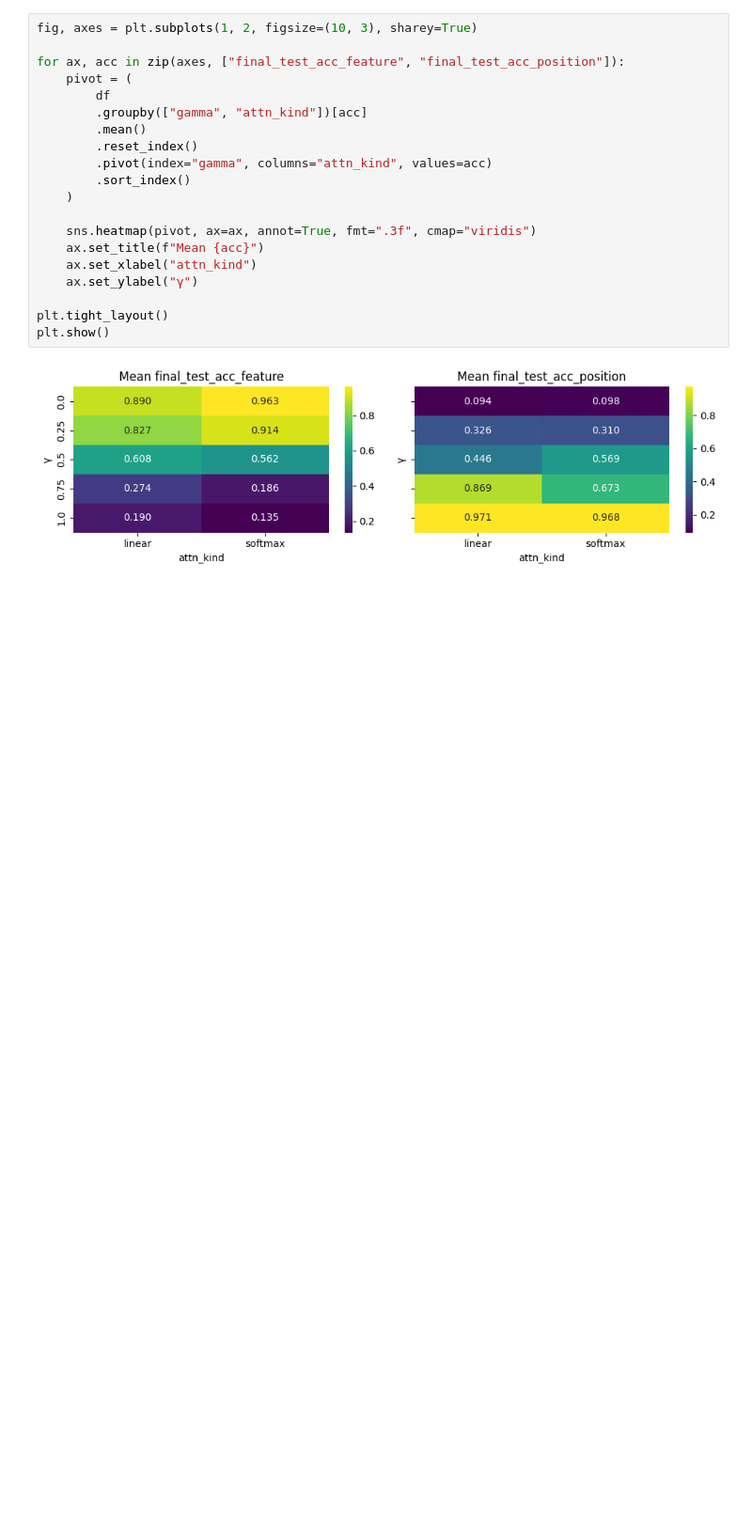
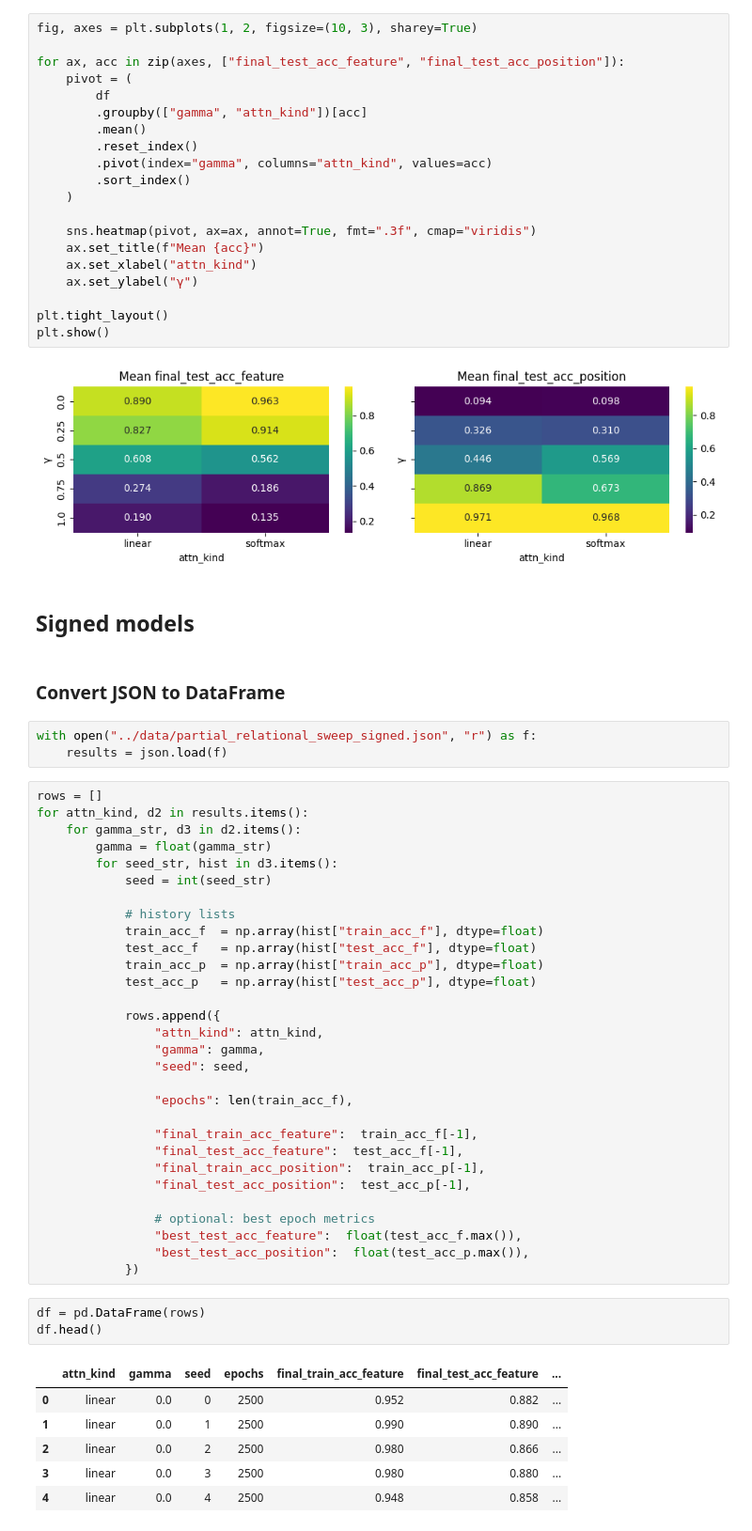
Before and after one commit to keith-murray/adaptive-bottleneck, a Jupyter notebook: notebooks/plot_context_both_sweep.ipynb, the cells around one changed output. Shown at 94% size. Cells and saved outputs as stored; diff of their text form; blank space fills up the shorter version.

```diff
--- a/notebooks/plot_context_both_sweep.ipynb
+++ b/notebooks/plot_context_both_sweep.ipynb
@@ -88,3 +90,50 @@ plt.tight_layout()
 plt.show()
 # %% [output]
 [figure]
+# %% [markdown]
+## Signed models
+# %% [markdown]
+### Convert JSON to DataFrame
+# %%
+with open("../data/partial_relational_sweep_signed.json", "r") as f:
+    results = json.load(f)
+# %%
+rows = []
+for attn_kind, d2 in results.items():
+    for gamma_str, d3 in d2.items():
+        gamma = float(gamma_str)
+        for seed_str, hist in d3.items():
+            seed = int(seed_str)
+
+            # history lists
+            train_acc_f  = np.array(hist["train_acc_f"], dtype=float)
+            test_acc_f   = np.array(hist["test_acc_f"], dtype=float)
+            train_acc_p  = np.array(hist["train_acc_p"], dtype=float)
+            test_acc_p   = np.array(hist["test_acc_p"], dtype=float)
+
+            rows.append({
+                "attn_kind": attn_kind,
+                "gamma": gamma,
+                "seed": seed,
+
+                "epochs": len(train_acc_f),
+
+                "final_train_acc_feature":  train_acc_f[-1],
+                "final_test_acc_feature":  test_acc_f[-1],
+                "final_train_acc_position":  train_acc_p[-1],
+                "final_test_acc_position":  test_acc_p[-1],
+
+                # optional: best epoch metrics
+                "best_test_acc_feature":  float(test_acc_f.max()),
+                "best_test_acc_position":  float(test_acc_p.max()),
+            })
+# %%
+df = pd.DataFrame(rows)
+df.head()
+# %% [output]
+|  | attn_kind | gamma | seed | epochs | final_train_acc_feature | final_test_acc_feature | ... |
+| 0 | linear | 0.0 | 0 | 2500 | 0.952 | 0.882 | ... |
+| 1 | linear | 0.0 | 1 | 2500 | 0.990 | 0.890 | ... |
+| 2 | linear | 0.0 | 2 | 2500 | 0.980 | 0.866 | ... |
+| 3 | linear | 0.0 | 3 | 2500 | 0.980 | 0.880 | ... |
+| 4 | linear | 0.0 | 4 | 2500 | 0.948 | 0.858 | ... |
```
Also changed, not shown: parts of 5 cells of this notebook, 1 other file.
